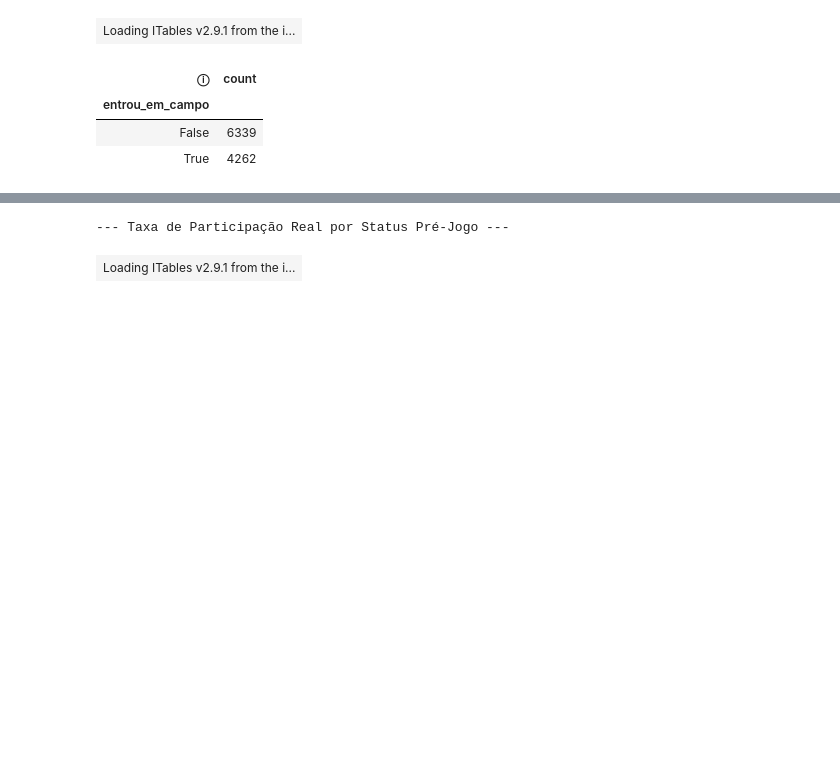
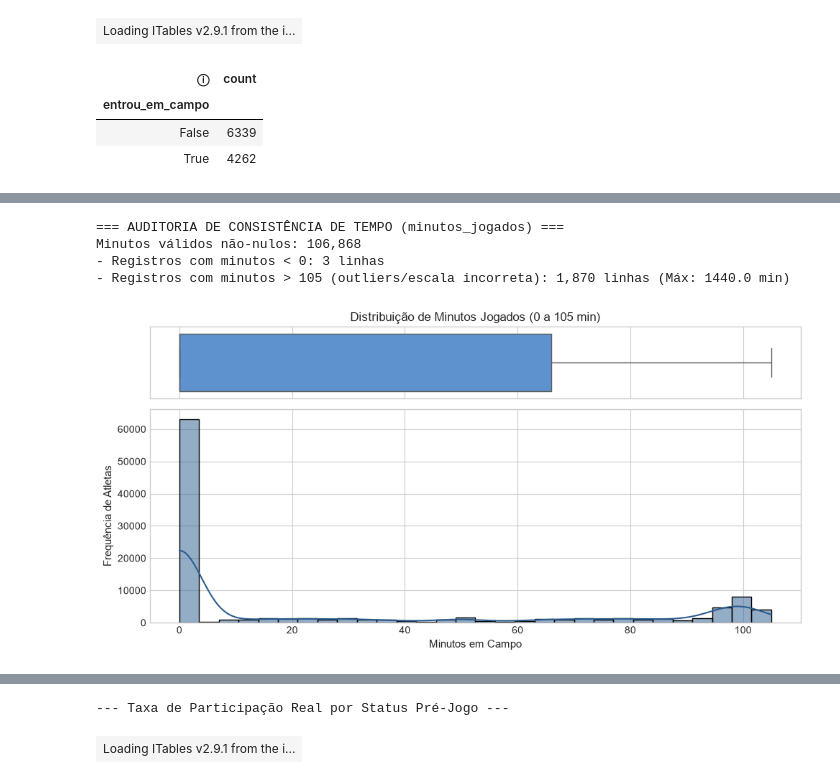
Before and after one commit to mromaoro/desafio-tecnico-gato-mestre-manual, a Jupyter notebook: notebooks/01_obtencao_dados.ipynb, the cells around one changed output, grey strips where cells are left out. Drawn from its saved outputs; the diff is of its cells as text; code cells hidden in the pictures; blank space fills up the shorter version.

```diff
--- a/notebooks/01_obtencao_dados.ipynb
+++ b/notebooks/01_obtencao_dados.ipynb
@@ -530,0 +707,32 @@ Total de nulos em minutos_jogados: 10601 (9.02%)
+# %%
+# 6.5.2 Auditoria de Minutos e Valores Extremos (minutos_jogados)
+min_validos = df_raw["minutos_jogados"].dropna()
+min_negativos = df_raw[df_raw["minutos_jogados"] < 0]
+min_excessivos = df_raw[df_raw["minutos_jogados"] > 105]
+
+print("=== AUDITORIA DE CONSISTÊNCIA DE TEMPO (minutos_jogados) ===")
+print(f"Minutos válidos não-nulos: {len(min_validos):,}")
+print(f"- Registros com minutos < 0: {len(min_negativos)} linhas")
+print(f"- Registros com minutos > 105 (outliers/escala incorreta): {len(min_excessivos):,} linhas (Máx: {min_validos.max()} min)")
+
+# Visualização da distribuição de minutos jogados
+fig, (ax_box, ax_hist) = plt.subplots(2, 1, figsize=(10, 5), sharex=True, gridspec_kw={'height_ratios': [0.25, 0.75]})
+
+# Filtra faixa plausível para visualização clara (0 a 105 min)
+min_plausiveis = min_validos[min_validos.between(0, 105)]
+sns.boxplot(x=min_plausiveis, ax=ax_box, color="#4a90e2")
+ax_box.set(xlabel="")
+ax_box.set_title("Distribuição de Minutos Jogados (0 a 105 min)", fontsize=12)
+
+sns.histplot(min_plausiveis, ax=ax_hist, bins=30, color="#2b5c8f", edgecolor="black", kde=True)
+ax_hist.set_xlabel("Minutos em Campo", fontsize=11)
+ax_hist.set_ylabel("Frequência de Atletas", fontsize=11)
+
+plt.tight_layout()
+plt.show()
+# %% [output]
+=== AUDITORIA DE CONSISTÊNCIA DE TEMPO (minutos_jogados) ===
+Minutos válidos não-nulos: 106,868
+- Registros com minutos < 0: 3 linhas
+- Registros com minutos > 105 (outliers/escala incorreta): 1,870 linhas (Máx: 1440.0 min)
+[figure, added]
```
Also changed, not shown: parts of 23 cells of this notebook, 11 other files.
